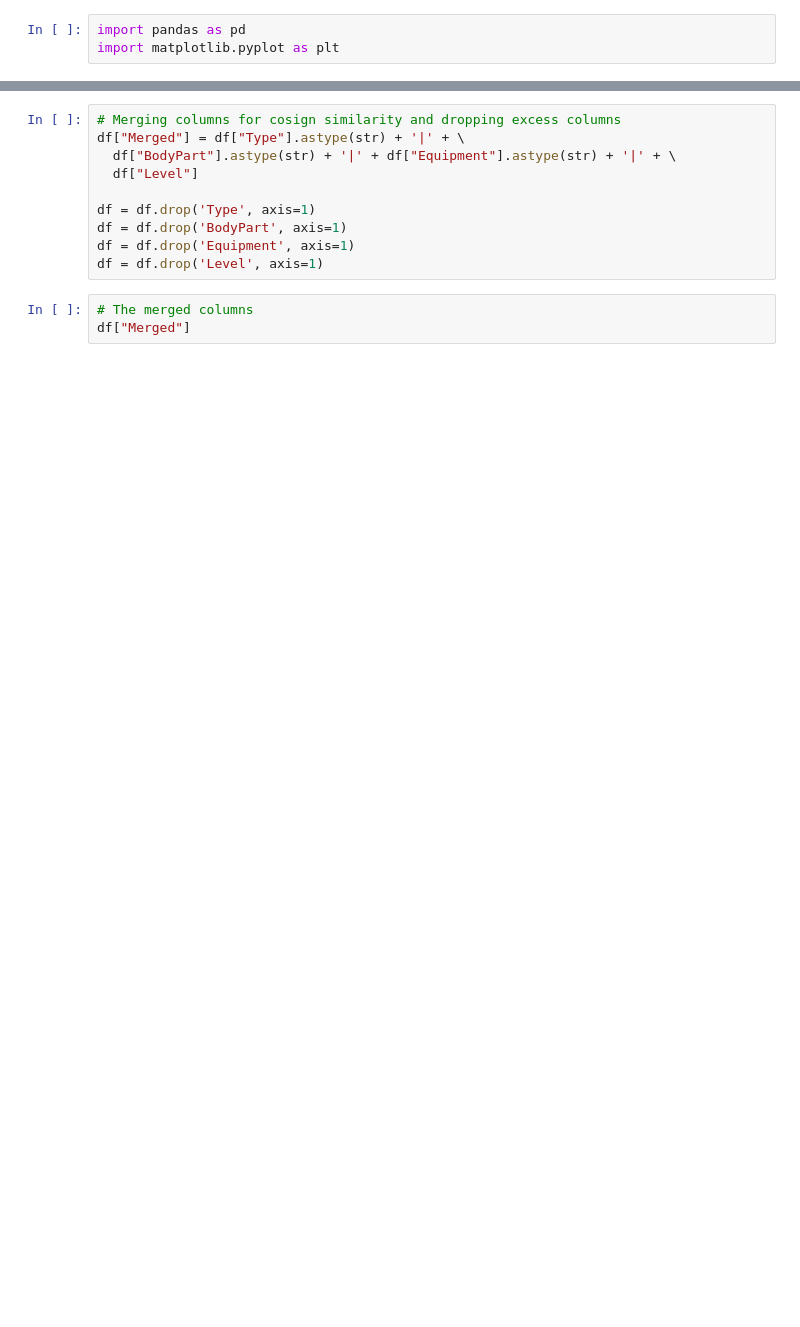
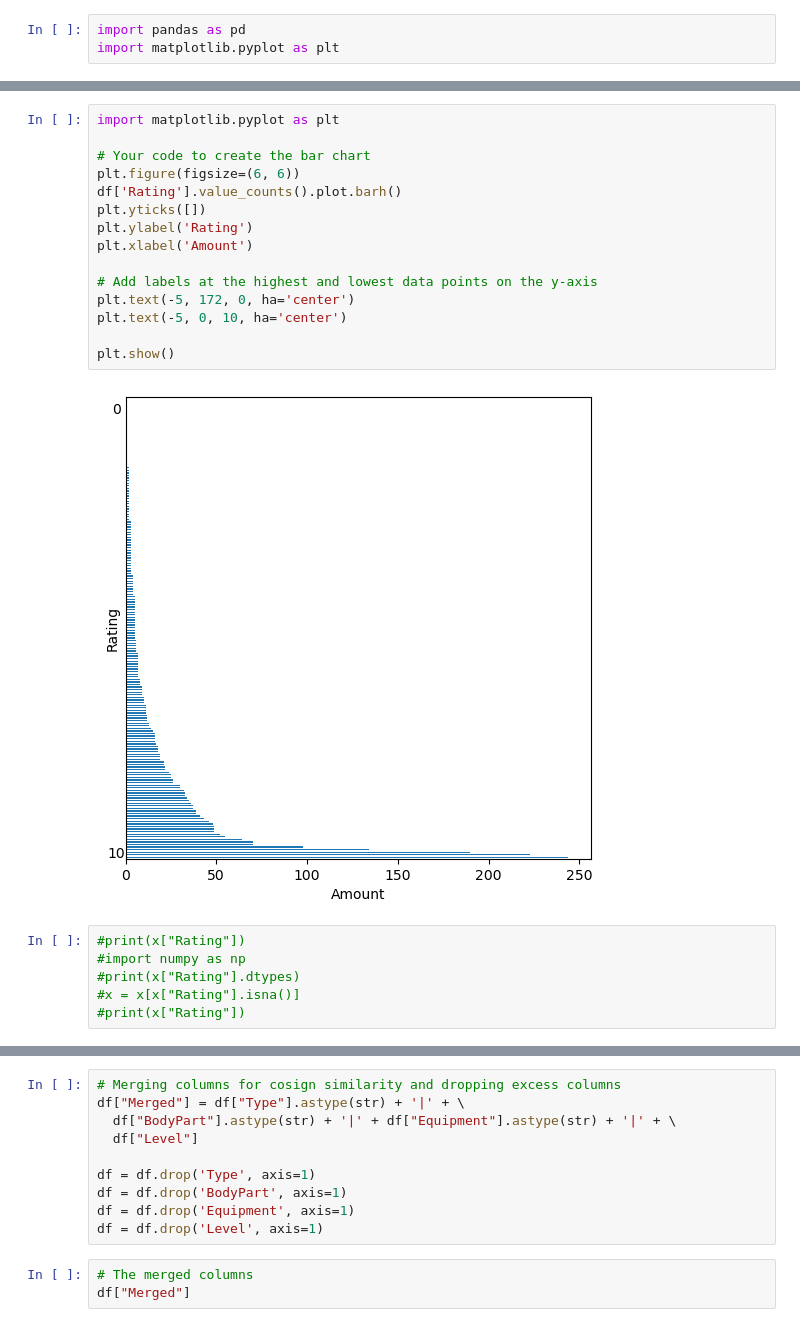
Before and after one commit to tordbm/Exercise-Recommender-System, a Jupyter notebook: recsys.ipynb, the cells around one changed output, grey strips where cells are left out. Drawn from its saved outputs; the diff is of its cells as text; blank space fills up the shorter version.

```diff
--- a/recsys.ipynb
+++ b/recsys.ipynb
@@ -31,2 +230,25 @@ ratingSorted
+# %%
+import matplotlib.pyplot as plt
+
+# Your code to create the bar chart
+plt.figure(figsize=(6, 6))
+df['Rating'].value_counts().plot.barh()
+plt.yticks([])
+plt.ylabel('Rating')
+plt.xlabel('Amount')
+
+# Add labels at the highest and lowest data points on the y-axis
+plt.text(-5, 172, 0, ha='center')
+plt.text(-5, 0, 10, ha='center')
+
+plt.show()
+# %% [output]
+[figure, added]
+# %%
+#print(x["Rating"])
+#import numpy as np
+#print(x["Rating"].dtypes)
+#x = x[x["Rating"].isna()]
+#print(x["Rating"])
 # %%
 # Removing columns with lots of nonvalues
```
Also changed, not shown: parts of 22 cells of this notebook, 2 other files.
